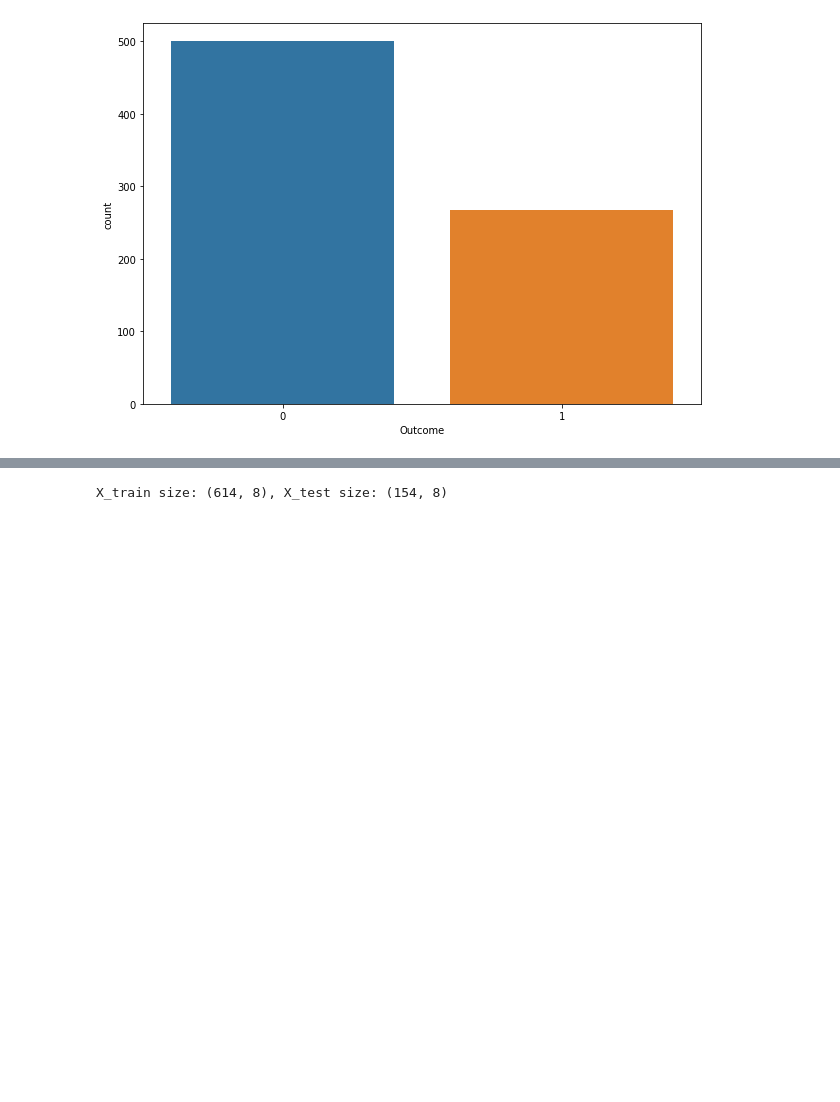
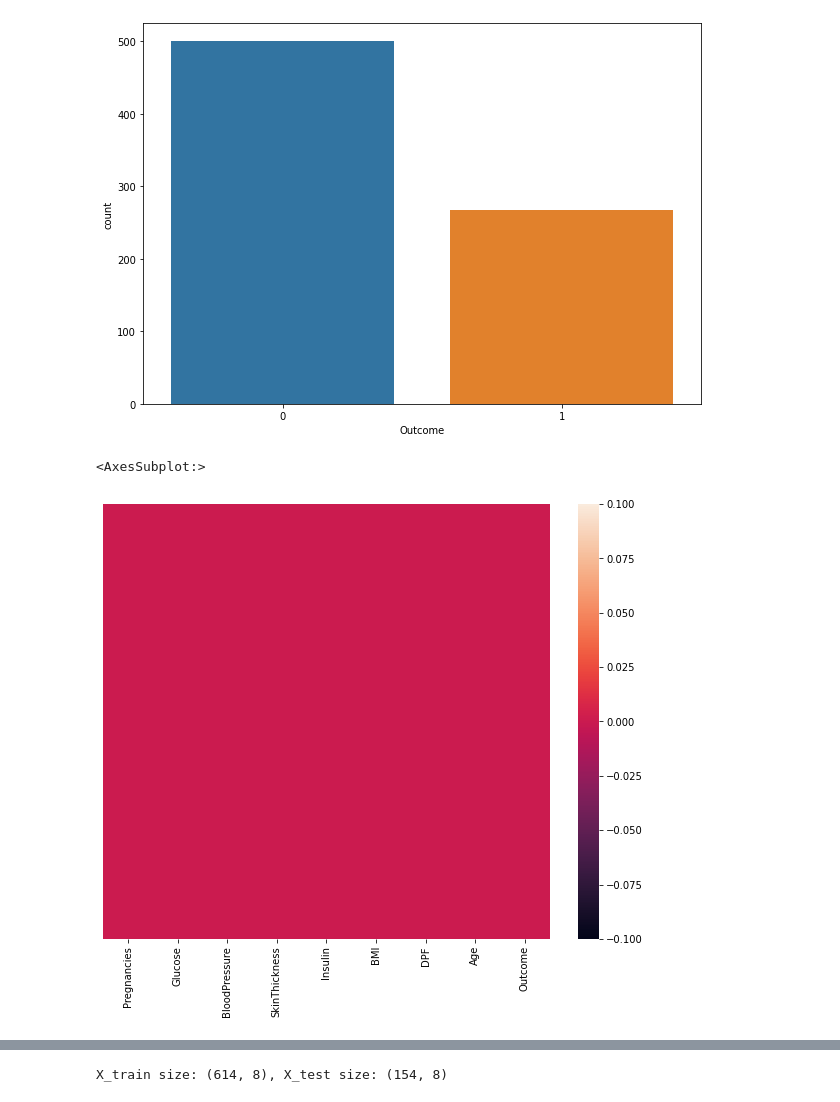
Before and after one commit to HibeekayHi/Kaggle_Diabetes_EDA_ML, a Jupyter notebook: kaggle_Diabetes_Data_Exploration.ipynb, the cells around one changed output, grey strips where cells are left out. Saved outputs shown, nothing was run; the diff lists cells and outputs as text; code cells hidden in the pictures; blank space fills up the shorter version.

```diff
--- a/kaggle_Diabetes_Data_Exploration.ipynb
+++ b/kaggle_Diabetes_Data_Exploration.ipynb
@@ -68,3 +68,9 @@ sns.countplot(x='Outcome', data=df)
 # %% [output]
 <AxesSubplot:xlabel='Outcome', ylabel='count'>
 [figure]
+# %%
+fig=plt.figure(figsize=(10,8))
+sns.heatmap(df.isnull(),yticklabels=False)
+# %% [output]
+<AxesSubplot:>
+[figure, added]
```
Also changed, not shown: parts of 3 cells of this notebook, 1 other file.
